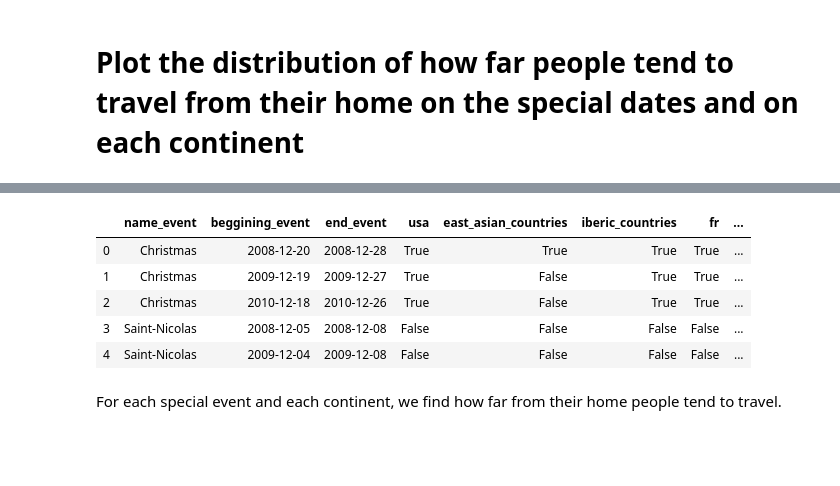
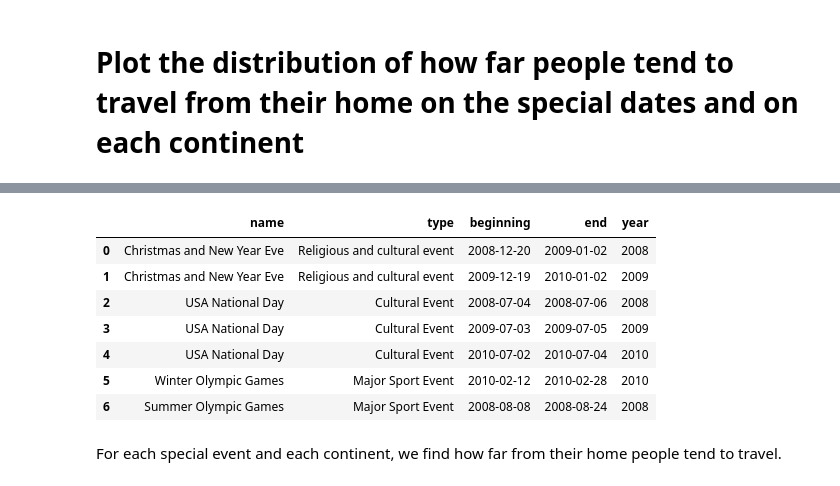
Before and after one commit to epfl-ada/ada-2020-project-milestone-p3-p3_bcd, a Jupyter notebook: Creative extension.ipynb, the cells around one changed output, grey strips where cells are left out. Drawn from its saved outputs; the diff is of its cells as text; code cells hidden in the pictures; blank space fills up the shorter version.

```diff
--- a/Creative extension.ipynb
+++ b/Creative extension.ipynb
@@ -514,17 +514,16 @@ events
-# %%
-events.columns = ['name_event', 'beggining_event', 'end_event', 'usa', 'east_asian_countries', 'iberic_countries', 'fr', 'gb',
-                  'ger', 'nordic_countries', 'event_type']
 # %%
-events.beggining_event = pd.to_datetime(events.beggining_event, dayfirst=True)
-events.end_event = pd.to_datetime(events.end_event, dayfirst=True)
+events['beginning'] = events['beginning'].progress_apply(lambda x : pd.to_datetime(x, dayfirst = True))
+events['end'] = events['end'].progress_apply(lambda x : pd.to_datetime(x, dayfirst = True))
 # %%
-events.head()
+events
 # %% [output]
-|  | name_event | beggining_event | end_event | usa | east_asian_countries | iberic_countries | fr | ... |
-| 0 | Christmas | 2008-12-20 | 2008-12-28 | True | True | True | True | ... |
-| 1 | Christmas | 2009-12-19 | 2009-12-27 | True | False | True | True | ... |
-| 2 | Christmas | 2010-12-18 | 2010-12-26 | True | False | True | True | ... |
-| 3 | Saint-Nicolas | 2008-12-05 | 2008-12-08 | False | False | False | False | ... |
-| 4 | Saint-Nicolas | 2009-12-04 | 2009-12-08 | False | False | False | False | ... |
+|  | name | type | beginning | end | year |
+| 0 | Christmas and New Year Eve | Religious and cultural event | 2008-12-20 | 2009-01-02 | 2008 |
+| 1 | Christmas and New Year Eve | Religious and cultural event | 2009-12-19 | 2010-01-02 | 2009 |
+| 2 | USA National Day | Cultural Event | 2008-07-04 | 2008-07-06 | 2008 |
+| 3 | USA National Day | Cultural Event | 2009-07-03 | 2009-07-05 | 2009 |
+| 4 | USA National Day | Cultural Event | 2010-07-02 | 2010-07-04 | 2010 |
+| 5 | Winter Olympic Games | Major Sport Event | 2010-02-12 | 2010-02-28 | 2010 |
+| 6 | Summer Olympic Games | Major Sport Event | 2008-08-08 | 2008-08-24 | 2008 |
 # %% [markdown]
 For each special event and each continent, we find how far from their home people tend to travel.
```
Also changed, not shown: parts of 32 cells of this notebook.
